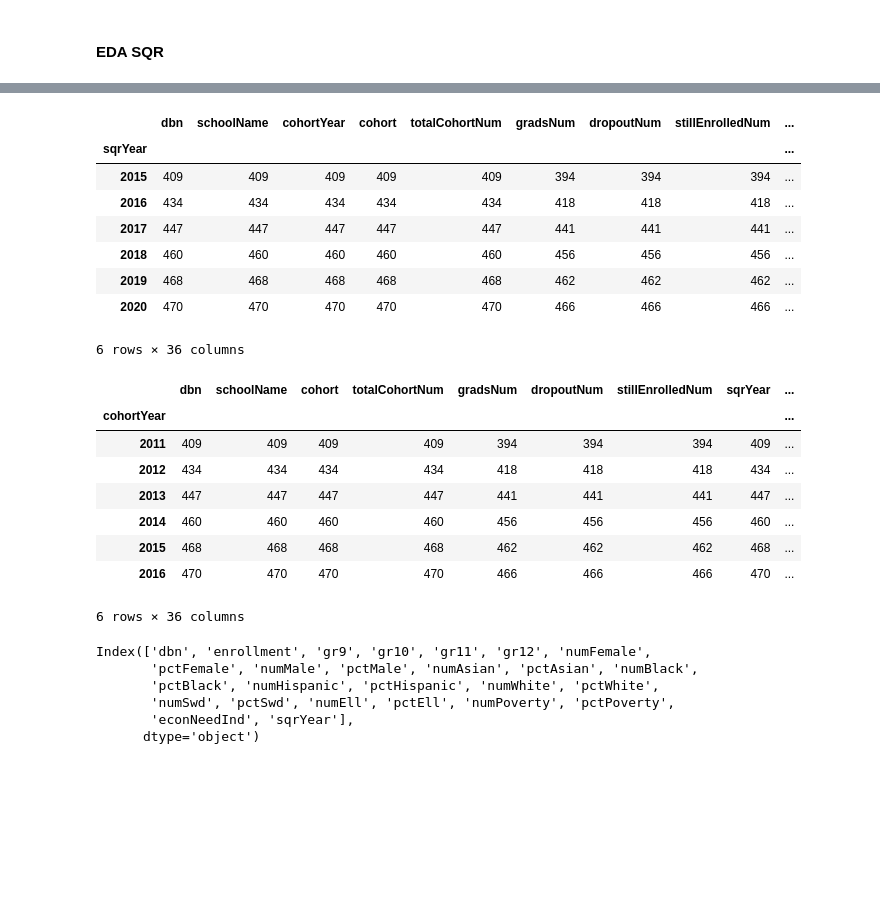
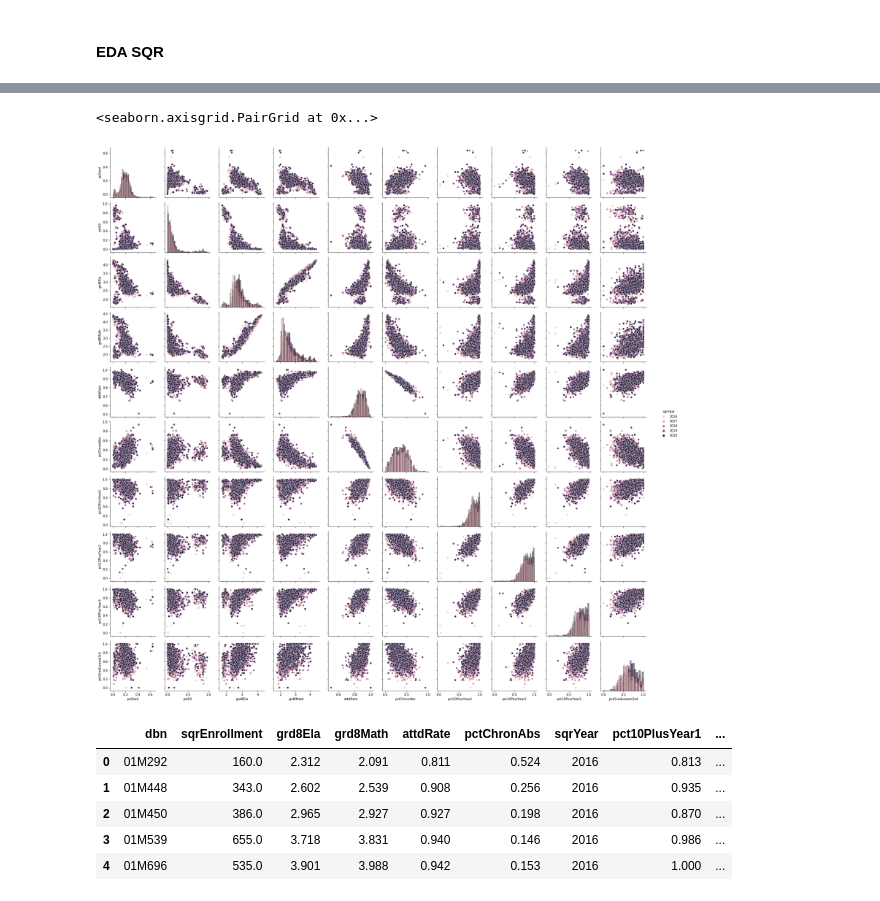
Before and after one commit to meiguan/covid19SchoolsNYC, a Jupyter notebook: eda_public_datasets.ipynb, the cells around one changed output, grey strips where cells are left out. Saved outputs shown, nothing was run; the diff lists cells and outputs as text; code cells hidden in the pictures; blank space fills up the shorter version.

```diff
--- a/eda_public_datasets.ipynb
+++ b/eda_public_datasets.ipynb
@@ -330,24 +352,0 @@ df[['dbn', 'sqrYear', 'enrollment', 'pct10PlusYear1', 'num10PlusYear1',
-# %%
-df.groupby(['sqrYear']).count()
-# %% [output]
-|  | dbn | schoolName | cohortYear | cohort | totalCohortNum | gradsNum | dropoutNum | stillEnrolledNum | ... |
-| sqrYear |  |  |  |  |  |  |  |  | ... |
-| 2015 | 409 | 409 | 409 | 409 | 409 | 394 | 394 | 394 | ... |
-| 2016 | 434 | 434 | 434 | 434 | 434 | 418 | 418 | 418 | ... |
-| 2017 | 447 | 447 | 447 | 447 | 447 | 441 | 441 | 441 | ... |
-| 2018 | 460 | 460 | 460 | 460 | 460 | 456 | 456 | 456 | ... |
-| 2019 | 468 | 468 | 468 | 468 | 468 | 462 | 462 | 462 | ... |
-| 2020 | 470 | 470 | 470 | 470 | 470 | 466 | 466 | 466 | ... |
-6 rows × 36 columns
-# %%
-df.groupby(['cohortYear']).count()
-# %% [output]
-|  | dbn | schoolName | cohort | totalCohortNum | gradsNum | dropoutNum | stillEnrolledNum | sqrYear | ... |
-| cohortYear |  |  |  |  |  |  |  |  | ... |
-| 2011 | 409 | 409 | 409 | 409 | 394 | 394 | 394 | 409 | ... |
-| 2012 | 434 | 434 | 434 | 434 | 418 | 418 | 418 | 434 | ... |
-| 2013 | 447 | 447 | 447 | 447 | 441 | 441 | 441 | 447 | ... |
-| 2014 | 460 | 460 | 460 | 460 | 456 | 456 | 456 | 460 | ... |
-| 2015 | 468 | 468 | 468 | 468 | 462 | 462 | 462 | 468 | ... |
-| 2016 | 470 | 470 | 470 | 470 | 466 | 466 | 466 | 470 | ... |
-6 rows × 36 columns
@@ -356,9 +353,9 @@ lcgms
-# %%
-demo.columns
-# %% [output]
-Index(['dbn', 'enrollment', 'gr9', 'gr10', 'gr11', 'gr12', 'numFemale',
-       'pctFemale', 'numMale', 'pctMale', 'numAsian', 'pctAsian', 'numBlack',
-       'pctBlack', 'numHispanic', 'pctHispanic', 'numWhite', 'pctWhite',
-       'numSwd', 'pctSwd', 'numEll', 'pctEll', 'numPoverty', 'pctPoverty',
-       'econNeedInd', 'sqrYear'],
-      dtype='object')
+# %%
+sns.pairplot(dt[['sqrYear', 'pctSwd', 'pctEll',
+       'pctPoverty', 'grd8Ela', 'grd8Math',
+       'attdRate', 'pctChronAbs', 'pct10PlusYear1',
+       'pct10PlusYear2',  'pct10PlusYear3', 'pctGradLowest3rd']],
+             hue='sqrYear', diag_kind='hist')
+# %% [output]
+<seaborn.axisgrid.PairGrid at 0x...>
+[figure, added]
@@ -364,0 +364,9 @@ Index(['dbn', 'enrollment', 'gr9', 'gr10', 'gr11', 'gr12', 'numFemale',
+# %%
+dt.head()
+# %% [output]
+|  | dbn | sqrEnrollment | grd8Ela | grd8Math | attdRate | pctChronAbs | sqrYear | pct10PlusYear1 | ... |
+| 0 | 01M292 | 160.0 | 2.312 | 2.091 | 0.811 | 0.524 | 2016 | 0.813 | ... |
+| 1 | 01M448 | 343.0 | 2.602 | 2.539 | 0.908 | 0.256 | 2016 | 0.935 | ... |
+| 2 | 01M450 | 386.0 | 2.965 | 2.927 | 0.927 | 0.198 | 2016 | 0.870 | ... |
+| 3 | 01M539 | 655.0 | 3.718 | 3.831 | 0.940 | 0.146 | 2016 | 0.986 | ... |
+| 4 | 01M696 | 535.0 | 3.901 | 3.988 | 0.942 | 0.153 | 2016 | 1.000 | ... |
```
Also changed, not shown: parts of 30 cells of this notebook, 1 other file.
